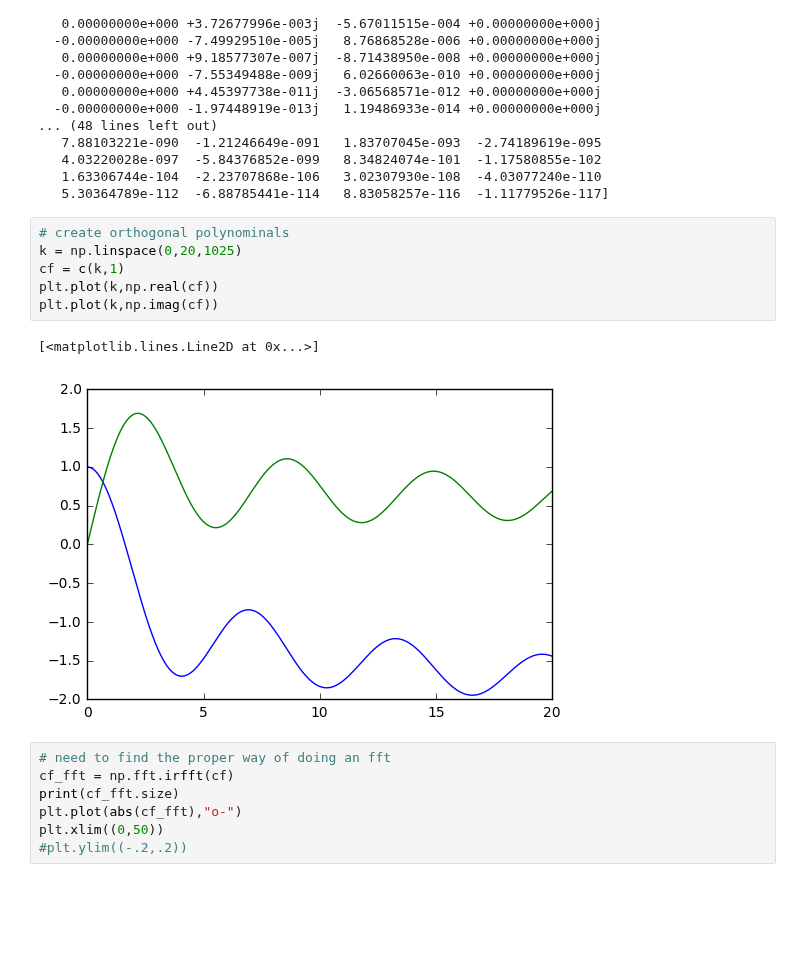
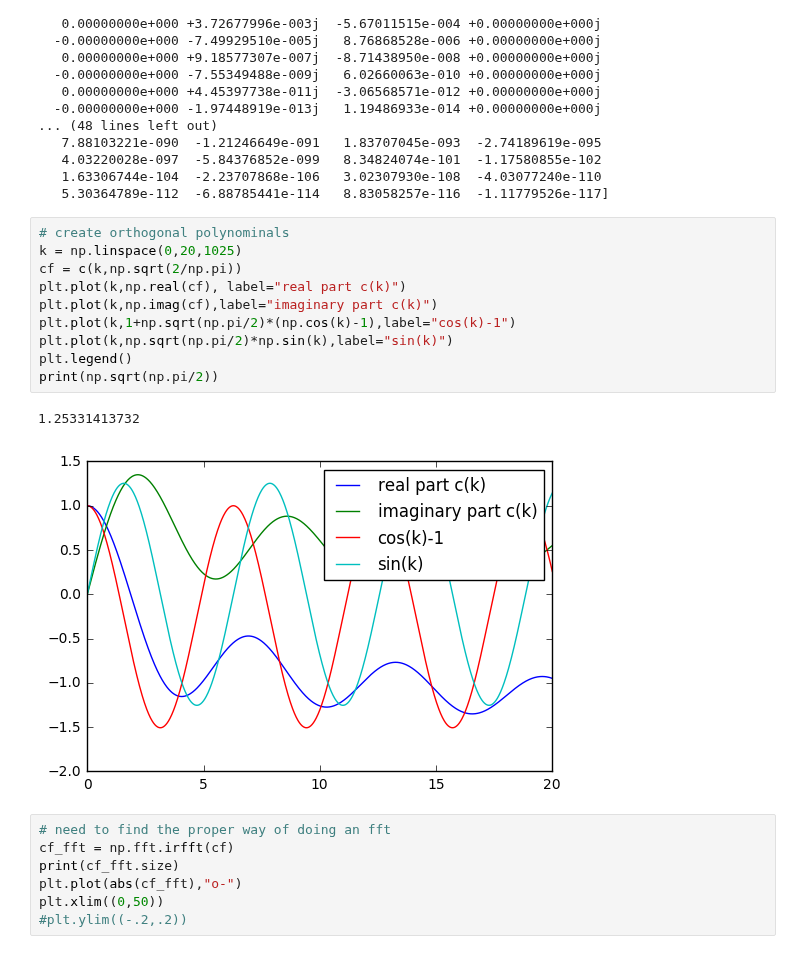
Before and after one commit to hstrey/FCS-simulations, a Jupyter notebook: Classical Moment problem.ipynb, the cells around one changed output. Drawn from its saved outputs; the diff is of its cells as text; blank space fills up the shorter version.

Commit message:
added sin and cos to graph

```diff
--- a/Classical Moment problem.ipynb
+++ b/Classical Moment problem.ipynb
@@ -60,12 +60,16 @@ def g(k):
 # %%
 # create orthogonal polynominals
 k = np.linspace(0,20,1025)
-cf = c(k,1)
-plt.plot(k,np.real(cf))
-plt.plot(k,np.imag(cf))
+cf = c(k,np.sqrt(2/np.pi))
+plt.plot(k,np.real(cf), label="real part c(k)")
+plt.plot(k,np.imag(cf),label="imaginary part c(k)")
+plt.plot(k,1+np.sqrt(np.pi/2)*(np.cos(k)-1),label="cos(k)-1")
+plt.plot(k,np.sqrt(np.pi/2)*np.sin(k),label="sin(k)")
+plt.legend()
+print(np.sqrt(np.pi/2))
 # %% [output]
-[<matplotlib.lines.Line2D at 0x...>]
+1.25331413732
-[figure, old version]
+[figure, new version]
 # %%
 # need to find the proper way of doing an fft
 cf_fft = np.fft.irfft(cf)
```
